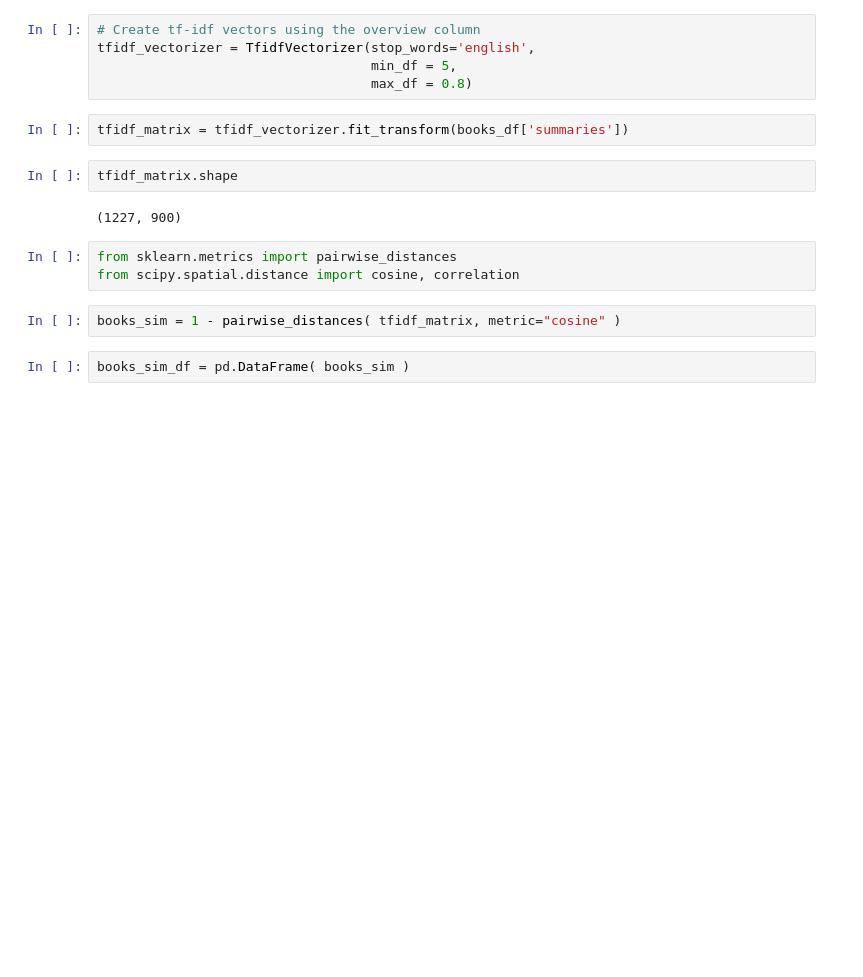
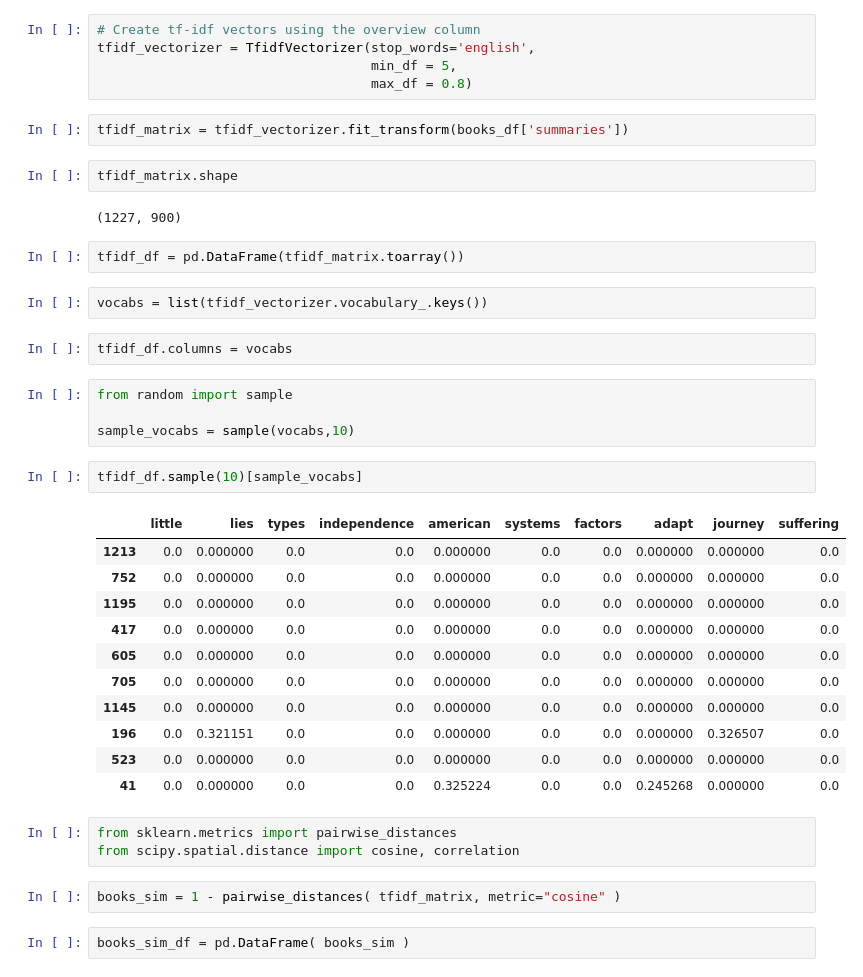
Before and after one commit to manaranjanp/ISB_MLUL2, a Jupyter notebook: cf/Content_Based_Recsys_v1.ipynb, the cells around one changed output. Saved outputs shown, nothing was run; the diff lists cells and outputs as text; blank space fills up the shorter version.

```diff
--- a/cf/Content_Based_Recsys_v1.ipynb
+++ b/cf/Content_Based_Recsys_v1.ipynb
@@ -94,6 +94,30 @@ tfidf_matrix = tfidf_vectorizer.fit_transform(books_df['summaries'])
 tfidf_matrix.shape
 # %% [output]
 (1227, 900)
+# %%
+tfidf_df = pd.DataFrame(tfidf_matrix.toarray())
+# %%
+vocabs = list(tfidf_vectorizer.vocabulary_.keys())
+# %%
+tfidf_df.columns = vocabs
+# %%
+from random import sample
+
+sample_vocabs = sample(vocabs,10)
+# %%
+tfidf_df.sample(10)[sample_vocabs]
+# %% [output]
+|  | little | lies | types | independence | american | systems | factors | adapt | journey | suffering |
+| 1213 | 0.0 | 0.000000 | 0.0 | 0.0 | 0.000000 | 0.0 | 0.0 | 0.000000 | 0.000000 | 0.0 |
+| 752 | 0.0 | 0.000000 | 0.0 | 0.0 | 0.000000 | 0.0 | 0.0 | 0.000000 | 0.000000 | 0.0 |
+| 1195 | 0.0 | 0.000000 | 0.0 | 0.0 | 0.000000 | 0.0 | 0.0 | 0.000000 | 0.000000 | 0.0 |
+| 417 | 0.0 | 0.000000 | 0.0 | 0.0 | 0.000000 | 0.0 | 0.0 | 0.000000 | 0.000000 | 0.0 |
+| 605 | 0.0 | 0.000000 | 0.0 | 0.0 | 0.000000 | 0.0 | 0.0 | 0.000000 | 0.000000 | 0.0 |
+| 705 | 0.0 | 0.000000 | 0.0 | 0.0 | 0.000000 | 0.0 | 0.0 | 0.000000 | 0.000000 | 0.0 |
+| 1145 | 0.0 | 0.000000 | 0.0 | 0.0 | 0.000000 | 0.0 | 0.0 | 0.000000 | 0.000000 | 0.0 |
+| 196 | 0.0 | 0.321151 | 0.0 | 0.0 | 0.000000 | 0.0 | 0.0 | 0.000000 | 0.326507 | 0.0 |
+| 523 | 0.0 | 0.000000 | 0.0 | 0.0 | 0.000000 | 0.0 | 0.0 | 0.000000 | 0.000000 | 0.0 |
+| 41 | 0.0 | 0.000000 | 0.0 | 0.0 | 0.325224 | 0.0 | 0.0 | 0.245268 | 0.000000 | 0.0 |
 # %%
 from sklearn.metrics import pairwise_distances
 from scipy.spatial.distance import cosine, correlation
```
Also changed, not shown: parts of 1 cell of this notebook.
